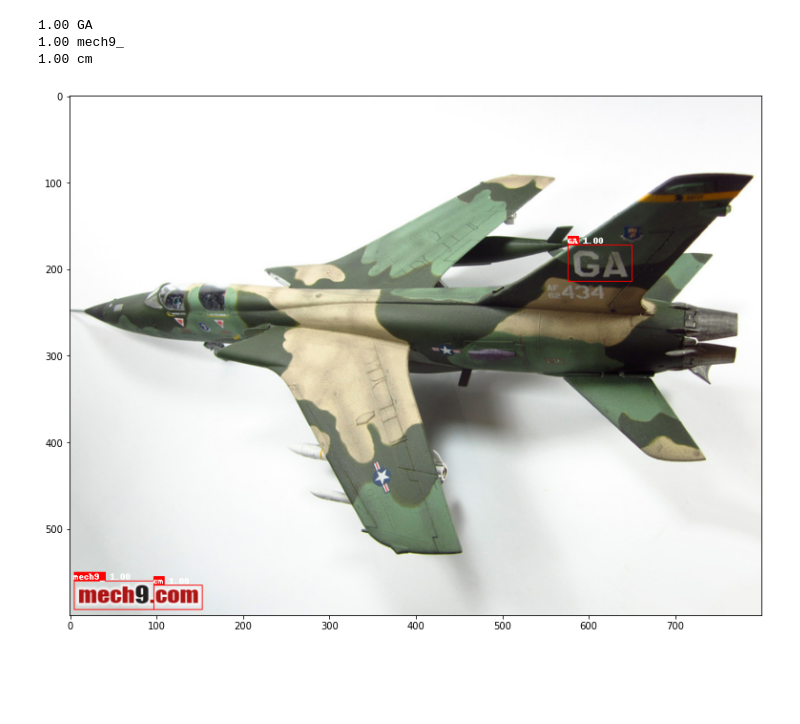
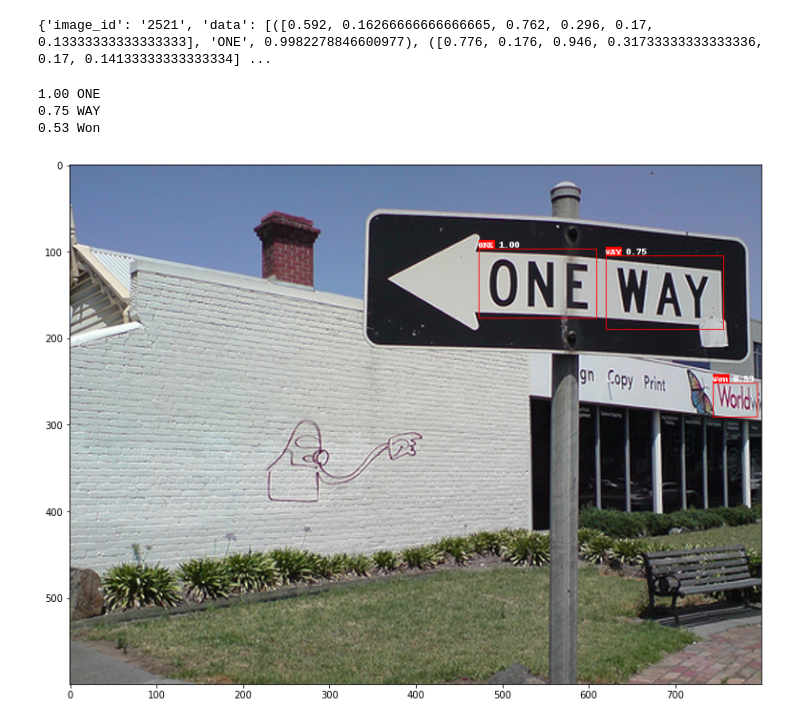
Before and after one commit to stopmosk/gikit-image-caption, a Jupyter notebook: sgg_bench/tools/mini_tsv/ocr_extract.ipynb, the cells around one changed output. Saved outputs shown, nothing was run; the diff lists cells and outputs as text; code cells hidden in the pictures; blank space fills up the shorter version.

```diff
--- a/sgg_bench/tools/mini_tsv/ocr_extract.ipynb
+++ b/sgg_bench/tools/mini_tsv/ocr_extract.ipynb
@@ -13,6 +13,10 @@ import easyocr
 root = '/media/stopmosk/data/huawei/datasets/textcaps_orig'
 img_root = os.path.join(root, 'train_images')
 
+root = '/media/stopmosk/data/huawei/datasets/coco_my_ocr_13/images'
+img_root = root
+
+
 img_names = os.listdir(img_root)
 img_names = img_names  #[:10]
 # %%
@@ -26,6 +30,7 @@ max_wh = 400
 
 ocr_all = []
 ocr_2_all = []
+ocr_rel_all = []
 #bboxes_all = []
 for img_name in tqdm(img_names):
     img_full_name = os.path.join(img_root, img_name)
@@ -45,6 +50,7 @@ for img_name in tqdm(img_names):
 
     ocr_text = [item for item in ocr_text if item[2] > threshold]
     ocr_text_2 = []
+    ocr_text_rel = []
     for (bbox, text, conf) in ocr_text:
         #print(bbox)
         x_s, y_s = tuple(zip(*bbox))
@@ -52,8 +58,22 @@ for img_name in tqdm(img_names):
             int(min(x_s)),
             int(min(y_s)),
             int(max(x_s)),
-            int(max(y_s))]
+            int(max(y_s)),
+            #abs(x_s[1] - x_s[2]),
+            #abs(y_s[1] - y_s[2]),
+        ]
+        uni_bbox_rel = [
+            min(x_s) / im.width,
+            min(y_s) / im.height,
+            max(x_s) / im.width,
+            max(y_s) / im.height,
+            (max(x_s) - min(x_s)) / im.width,
+            (max(y_s) - min(y_s)) / im.height,
+        ]
         ocr_text_2.append((uni_bbox, text, conf))
+        ocr_text_rel.append((uni_bbox_rel, text, conf))
+
     ocr_all.append(ocr_text)
     ocr_2_all.append(ocr_text_2)
+    ocr_rel_all.append(ocr_text_rel)
 # %%
@@ -67,3 +90,7 @@ with open(os.path.join(root, 'ocr_tags.json'), 'w') as fp:
+# %%
+print(out_all[0])
+# %% [output]
+{'image_id': '2521', 'data': [([0.592, 0.16266666666666665, 0.762, 0.296, 0.17, 0.13333333333333333], 'ONE', 0.9982278846600977), ([0.776, 0.176, 0.946, 0.31733333333333336, 0.17, 0.14133333333333334] ...
 # %%
 def draw_box(draw, bbox, k):
     b = [[p[0]*k, p[1]*k] for p in bbox]
@@ -73,34 +100,34 @@ def draw_box(draw, bbox, k):
     draw.line(b[3] + b[0], fill=255)
 # %%
 plt.figure(figsize=(16,10))
-idx = 5
+idx = 0
 im = Image.open(os.path.join(img_root, img_names[idx]))
 max_width = max_wh if im.width >= im.height else max_wh * im.width / im.height
 
 k = max_width / im.width * 2
 im = im.resize((int(im.width * k), int(im.height * k)))
 draw = ImageDraw.Draw(im)
 
 #for (bbox, text, conf) in ocr_all[idx]:
 #    draw_box(draw, bbox, k)
 
 for (bbox, text, conf) in ocr_2_all[idx]:
     b = list(np.asarray(bbox) * k)
     draw.rectangle(b, outline=255)
     b_text = [b[0], b[1]-10, b[0] + len(text)*6, b[1]]
     draw.rectangle(b_text, fill=255)
     draw.text(b_text[:2], f'{text} {conf:.2f}', stroke_width=40, stroke_fill=255)
 
 
 plt.imshow(im)
 # im.save(img_names[idx])
 
 for (bbox, text, conf) in ocr_all[idx]:
     print(f'{conf:.2f} {text}')
 
 # idx = 1144
 # %% [output]
-1.00 GA
-1.00 mech9_
-1.00 cm
+1.00 ONE
+0.75 WAY
+0.53 Won
-[figure, old version]
+[figure, new version]
```
Also changed, not shown: parts of 1 cell of this notebook, 3 other files.
